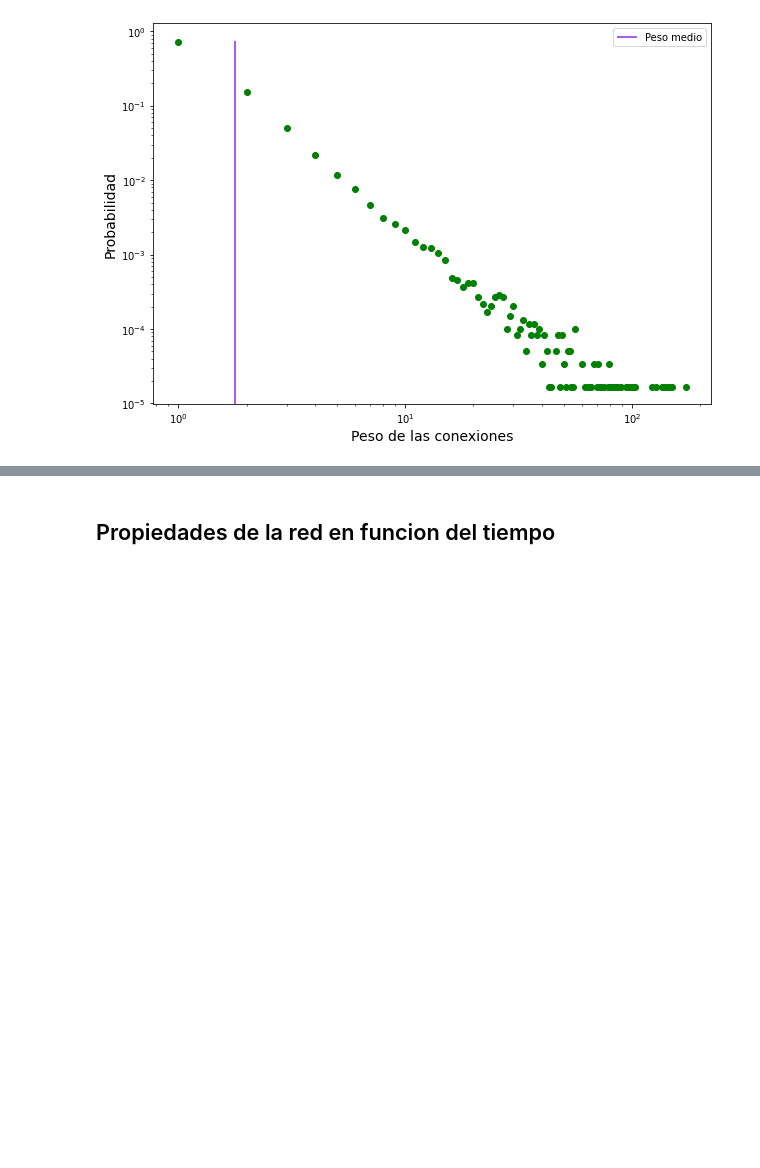
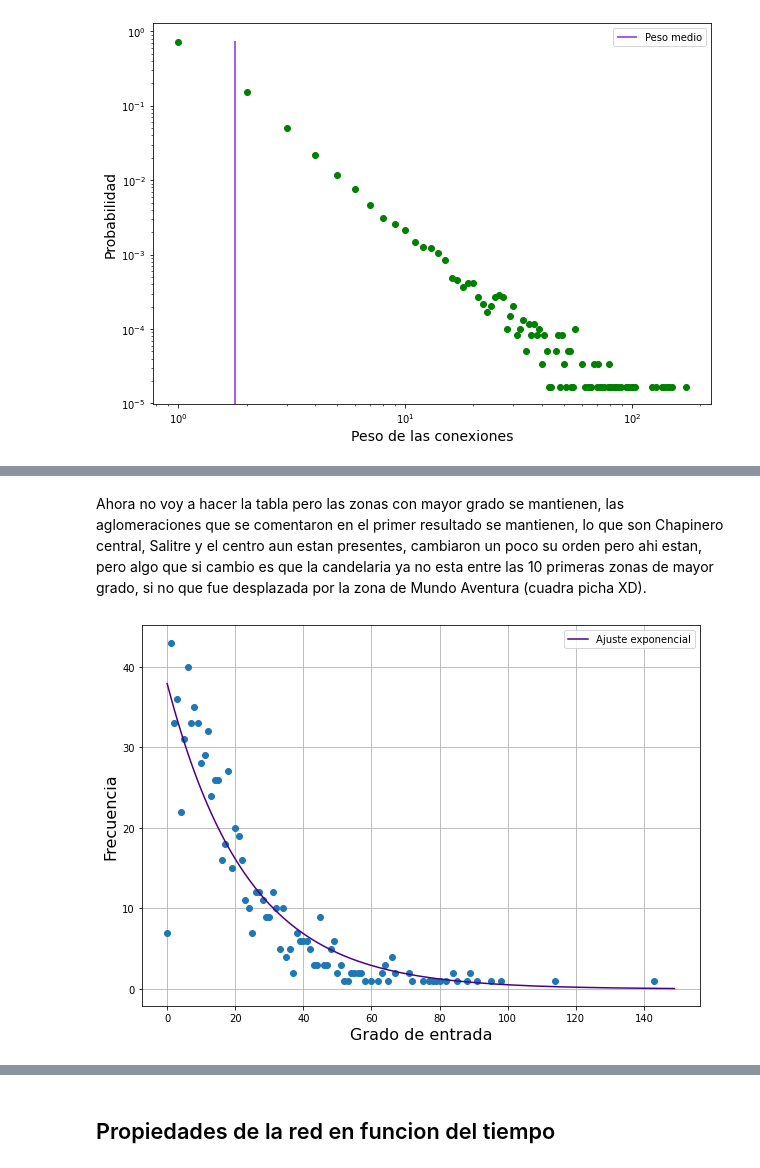
Before and after one commit to saramirezva/Tesis-congestion-Bogota, a Jupyter notebook: Red_completa_Bogota.ipynb, the cells around one changed output, grey strips where cells are left out. Cells and saved outputs as stored; diff of their text form; code cells hidden in the pictures; blank space fills up the shorter version.

```diff
--- a/Red_completa_Bogota.ipynb
+++ b/Red_completa_Bogota.ipynb
@@ -548,0 +523,2 @@ Excisten muuuchiiisimaaas conexiones que son bucles :( entonces tocara bajarse d
+# %%
+df_links['viajes'] = 1
@@ -548,0 +681,18 @@ Excisten muuuchiiisimaaas conexiones que son bucles :( entonces tocara bajarse d
+# %% [markdown]
+Ahora no voy a hacer la tabla pero las zonas con mayor grado se mantienen, las aglomeraciones que se comentaron en el primer resultado se mantienen, lo que son Chapinero central, Salitre y el centro aun estan presentes, cambiaron un poco su orden pero ahi estan, pero algo que si cambio es que la candelaria ya no esta entre las 10 primeras zonas de mayor grado, si no que fue desplazada por la zona de Mundo Aventura (cuadra picha XD).
+# %%
+x1_in, y1_in, x1_out, y1_out = in_out_degree(d_unw_graph_w1)
+popt_in, pcov_in = curve_fit(expo, xdata = x1_in, ydata = y1_in)
+popt_out, pcov_out = curve_fit(expo, xdata = x1_out, ydata = y1_out)
+xspace_in_out = np.linspace(0,150, num = 150)
+# %%
+plt.figure(figsize = (10, 7))
+plt.plot(x1_in, y1_in, 'o')
+plt.plot(expo(xspace_in_out,popt_in[0], popt_in[1]), color = 'indigo', label = 'Ajuste exponencial')
+plt.xlabel('Grado de entrada', fontsize=16)
+plt.ylabel('Frecuencia', fontsize=16)
+plt.legend()
+plt.grid()
+plt.show()
+# %% [output]
+[figure, added]
```
Also changed, not shown: parts of 38 cells of this notebook.
